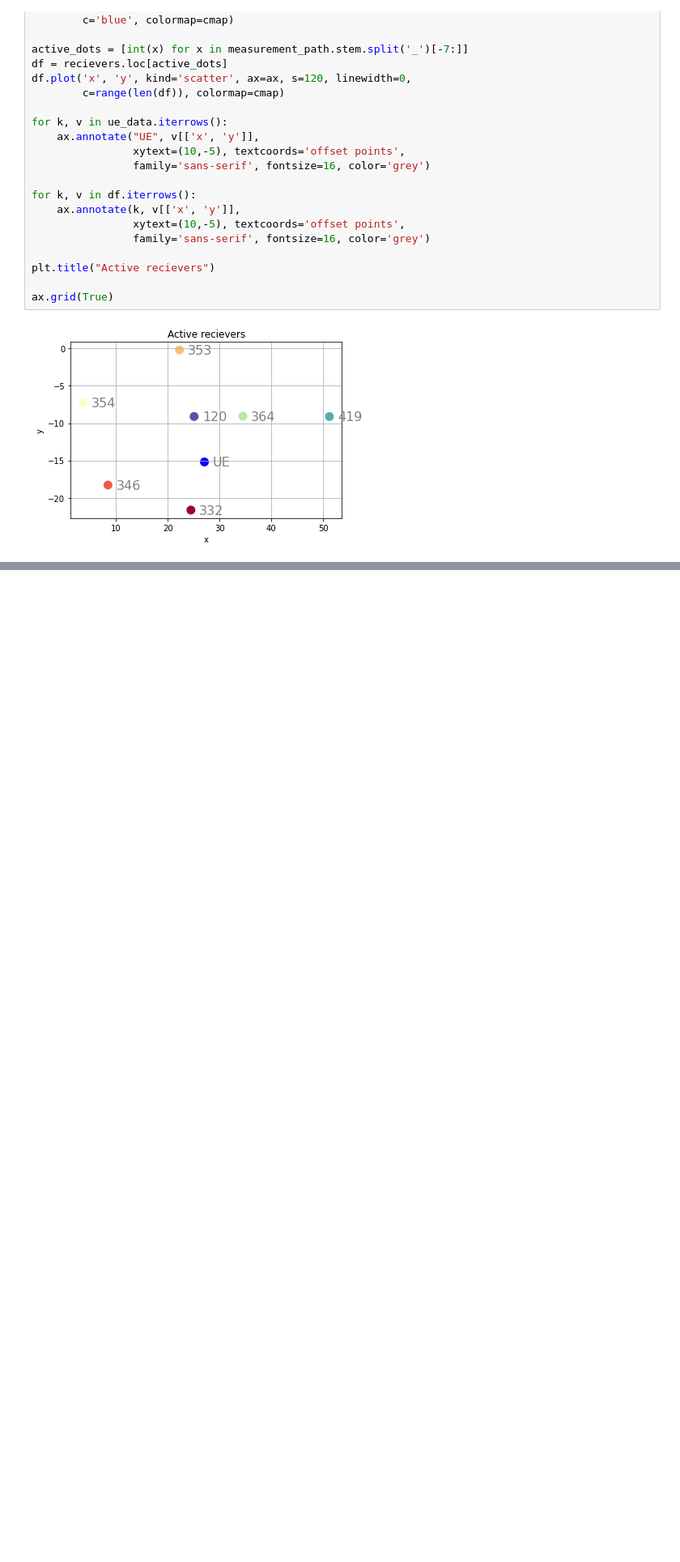
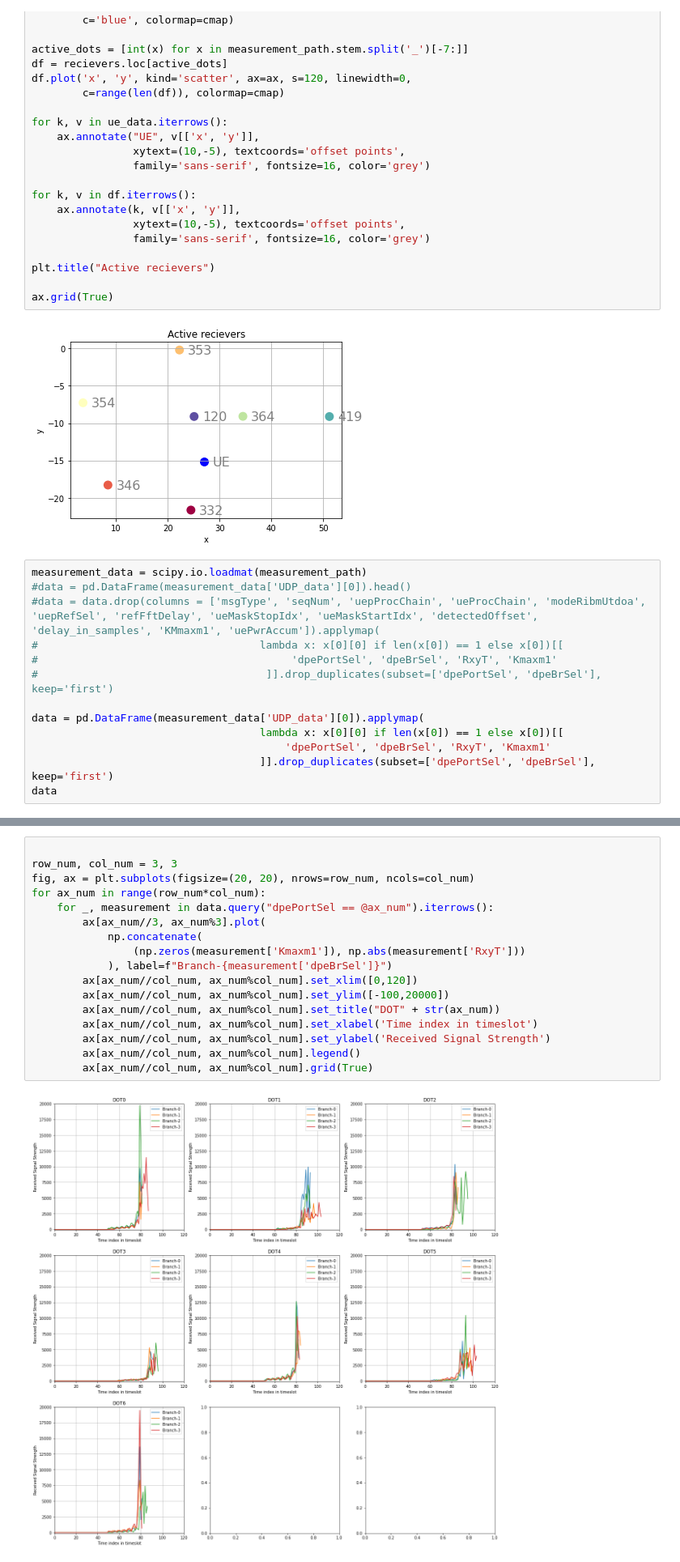
Before and after one commit to pintermatyas/Onlab-2022-23-2, a Jupyter notebook: Project/tdoa_sample.ipynb, the cells around one changed output, grey strips where cells are left out. Shown: that part at 81% size. Drawn from its saved outputs; the diff is of its cells as text; blank space fills up the shorter version.

Commit message:
Visualizing all dots on the same plot

```diff
--- a/Project/tdoa_sample.ipynb
+++ b/Project/tdoa_sample.ipynb
@@ -92,3 +92,16 @@ plt.title("Active recievers")
 ax.grid(True)
 # %% [output]
 [figure]
+# %%
+measurement_data = scipy.io.loadmat(measurement_path)
+#data = pd.DataFrame(measurement_data['UDP_data'][0]).head()
+#data = data.drop(columns = ['msgType', 'seqNum', 'uepProcChain', 'ueProcChain', 'modeRibmUtdoa', 'uepRefSel', 'refFftDelay', 'ueMaskStopIdx', 'ueMaskStartIdx', 'detectedOffset', 'delay_in_samples', 'KMmaxm1', 'uePwrAccum']).applymap(
+#                                   lambda x: x[0][0] if len(x[0]) == 1 else x[0])[[
+#                                        'dpePortSel', 'dpeBrSel', 'RxyT', 'Kmaxm1'
+#                                    ]].drop_duplicates(subset=['dpePortSel', 'dpeBrSel'], keep='first')
+
+data = pd.DataFrame(measurement_data['UDP_data'][0]).applymap(
+                                    lambda x: x[0][0] if len(x[0]) == 1 else x[0])[[
+                                        'dpePortSel', 'dpeBrSel', 'RxyT', 'Kmaxm1'
+                                    ]].drop_duplicates(subset=['dpePortSel', 'dpeBrSel'], keep='first')
+data
@@ -94,0 +128,19 @@ ax.grid(True)
+# %%
+
+row_num, col_num = 3, 3
+fig, ax = plt.subplots(figsize=(20, 20), nrows=row_num, ncols=col_num)
+for ax_num in range(row_num*col_num):
+    for _, measurement in data.query("dpePortSel == @ax_num").iterrows():
+        ax[ax_num//3, ax_num%3].plot(
+            np.concatenate(
+                (np.zeros(measurement['Kmaxm1']), np.abs(measurement['RxyT']))
+            ), label=f"Branch-{measurement['dpeBrSel']}")
+        ax[ax_num//col_num, ax_num%col_num].set_xlim([0,120])
+        ax[ax_num//col_num, ax_num%col_num].set_ylim([-100,20000])
+        ax[ax_num//col_num, ax_num%col_num].set_title("DOT" + str(ax_num))
+        ax[ax_num//col_num, ax_num%col_num].set_xlabel('Time index in timeslot')
+        ax[ax_num//col_num, ax_num%col_num].set_ylabel('Received Signal Strength')
+        ax[ax_num//col_num, ax_num%col_num].legend()
+        ax[ax_num//col_num, ax_num%col_num].grid(True)
+# %% [output]
+[figure, added]
```
Also changed, not shown: parts of 1 cell of this notebook.
